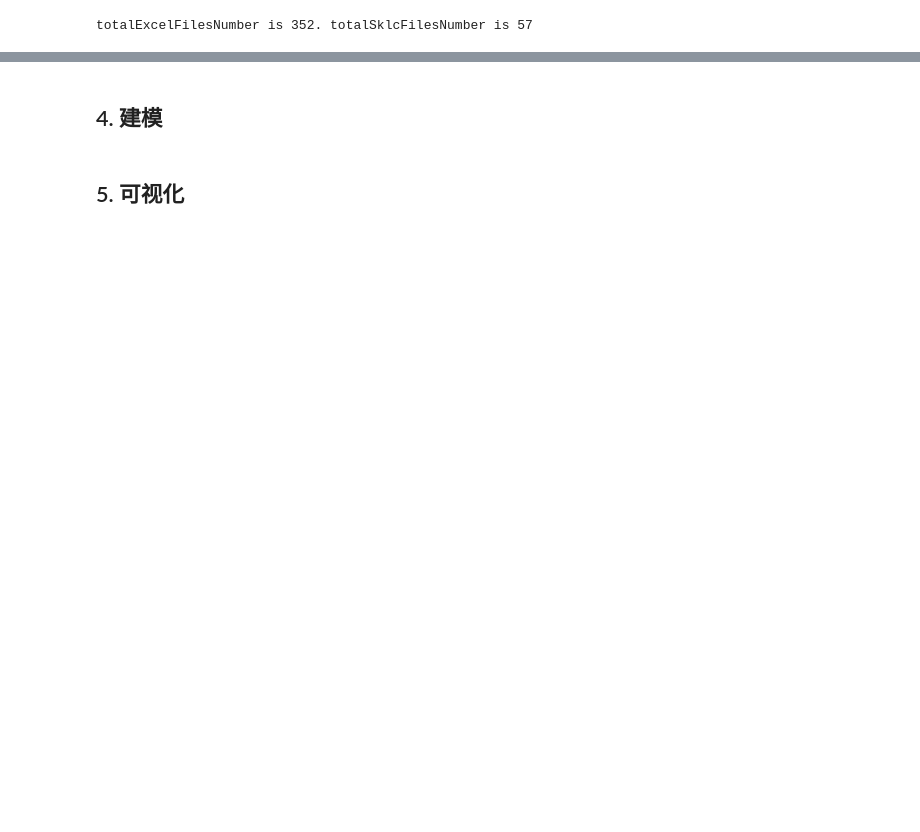
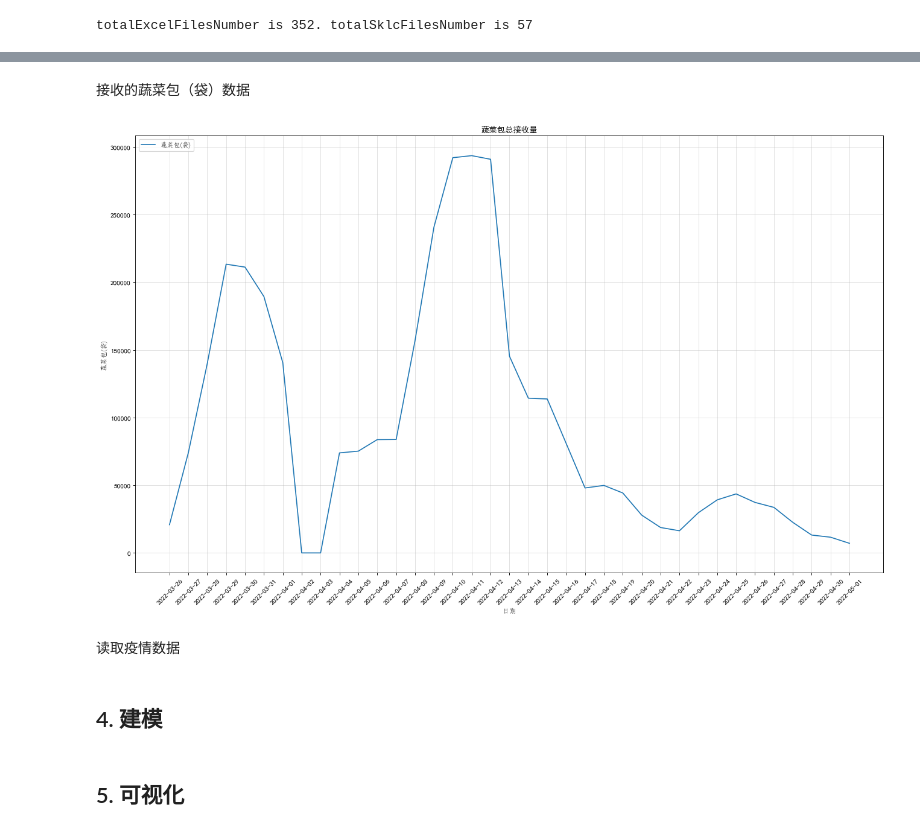
Before and after one commit to youareeverysingleday/HuaweiCupCompetition2022, a Jupyter notebook: FQuestion.ipynb, the cells around one changed output, grey strips where cells are left out. Drawn from its saved outputs; the diff is of its cells as text; code cells hidden in the pictures; blank space fills up the shorter version.

Commit message:
update pictures on 20221008.

```diff
--- a/FQuestion.ipynb
+++ b/FQuestion.ipynb
@@ -392,0 +542,4 @@ SklcPD
+# %%
+scbRowNameList = createDateList("2022-03-26", "2022-05-01")
+print(scbRowNameList)
+print(len(scbRowNameList))
@@ -392,0 +549,19 @@ SklcPD
+# %%
+VegatableColumnNameList = ['szzybbdw', 'szzyjsscb', 'szzyjssczl', 'szzyffscb', 'szzyffsczl',
+                           'sjzcjsscb', 'sjzcjssczl', 'sjzcffscb', 'sjzcffsczl',
+                           'sdzbzcscb', 'sdzbzcsczl', 'sdzbffscb', 'sdzbffsczl',
+                           'hjjszcscb', 'hjjszcsczl', 'hjffscb', 'hjffsczl']
+# %%
+cyVegatable = pd.DataFrame(index=scbRowNameList, columns=VegatableColumnNameList)
+ngVegatable = pd.DataFrame(index=scbRowNameList, columns=VegatableColumnNameList)
+edVegatable = pd.DataFrame(index=scbRowNameList, columns=VegatableColumnNameList)
+kcVegatable = pd.DataFrame(index=scbRowNameList, columns=VegatableColumnNameList)
+lvVegatable = pd.DataFrame(index=scbRowNameList, columns=VegatableColumnNameList)
+ccxVegatable = pd.DataFrame(index=scbRowNameList, columns=VegatableColumnNameList)
+jkVegatable = pd.DataFrame(index=scbRowNameList, columns=VegatableColumnNameList)
+jyVegatable = pd.DataFrame(index=scbRowNameList, columns=VegatableColumnNameList)
+qkVegatable = pd.DataFrame(index=scbRowNameList, columns=VegatableColumnNameList)
+lhsVegatable = pd.DataFrame(index=scbRowNameList, columns=VegatableColumnNameList)
+zhsfVegatable = pd.DataFrame(index=scbRowNameList, columns=VegatableColumnNameList)
+jtVegatable = pd.DataFrame(index=scbRowNameList, columns=VegatableColumnNameList)
+allVegatable = pd.DataFrame(index=scbRowNameList, columns=VegatableColumnNameList)
@@ -392,0 +752,4 @@ SklcPD
+# %%
+allVegatable_fillNan = allVegatable.fillna(0)
+allVegatable_fillNan['date'] = allVegatable_fillNan.index
+allVegatable_fillNan.describe()
@@ -392,0 +766,9 @@ SklcPD
+# %% [markdown]
+接收的蔬菜包（袋）数据
+# %%
+drawingSingBar(allVegatable_fillNan, "蔬菜包总接收量", 'date', 'hjjszcscb',
+                '日期', '蔬菜包(袋)', '蔬菜包(袋)', './pictures/蔬菜包总接收量.png', (20, 12))
+# %% [output]
+[figure, added]
+# %% [markdown]
+读取疫情数据
```
Also changed, not shown: parts of 26 cells of this notebook, 29 other files.
